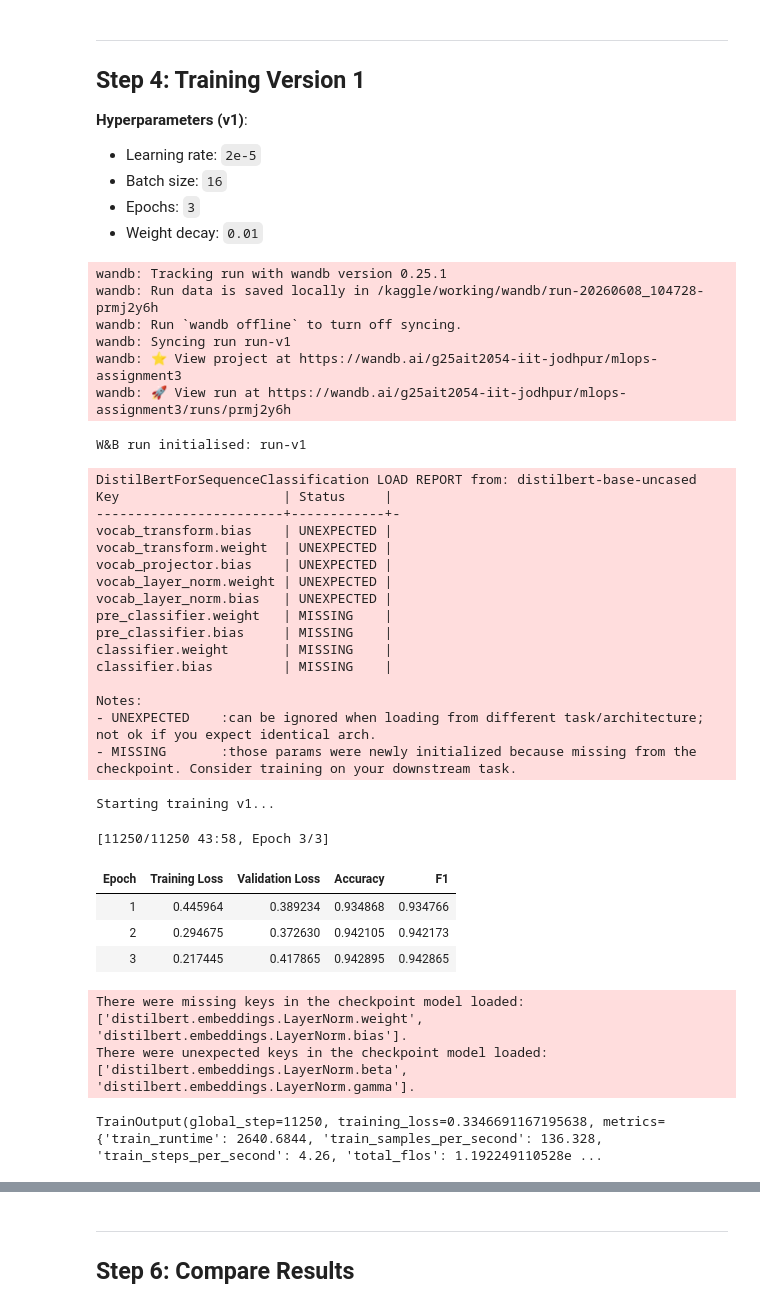
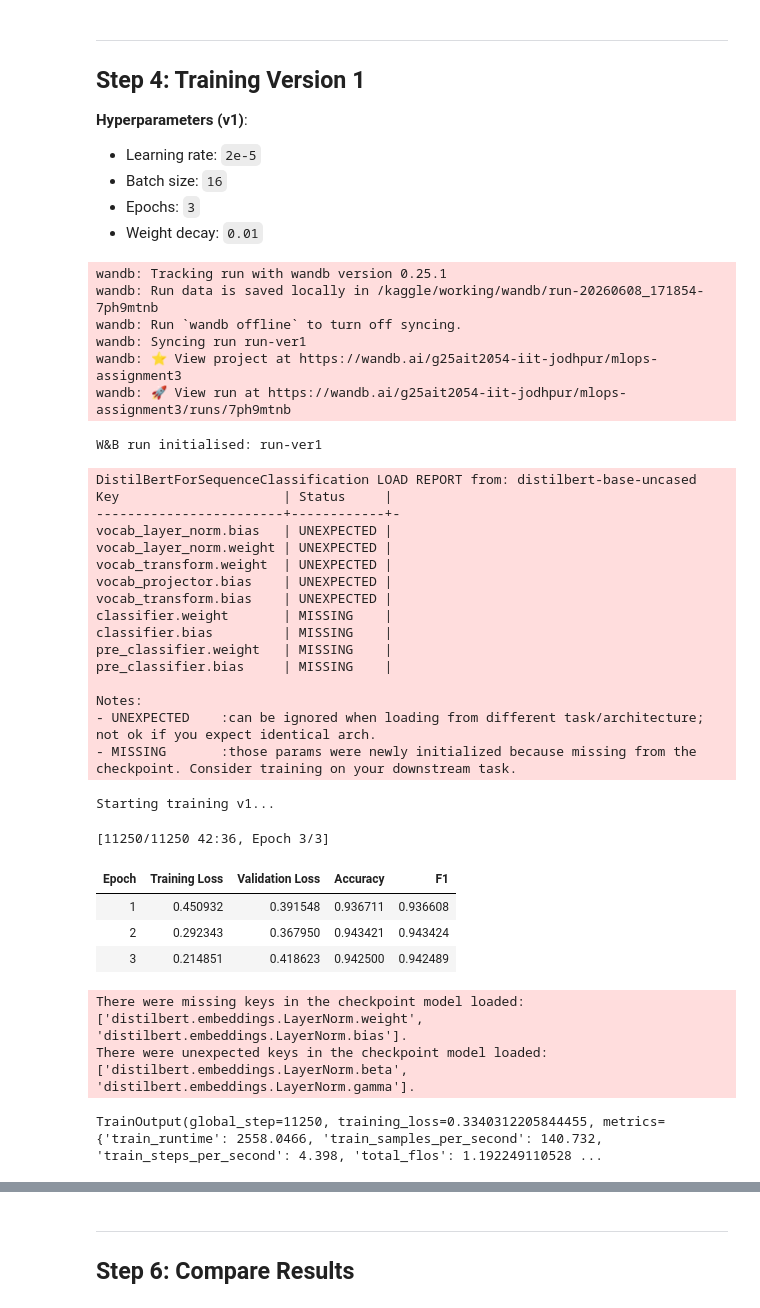
Before and after one commit to riteshmaury-iitj/group13-assignment-mlops, a Jupyter notebook: __notebook__.ipynb, the cells around one changed output, grey strips where cells are left out. Cells and saved outputs as stored; diff of their text form; code cells hidden in the pictures.

```diff
--- a/__notebook__.ipynb
+++ b/__notebook__.ipynb
@@ -173,7 +163,7 @@ from transformers import TrainingArguments, Trainer
 # Initialise W&B run for Version 1
 wandb.init(
     project="mlops-assignment3",
-    name="run-v1",
+    name="run-ver1",
     config={
         "model": model_name,
         "epochs": 3,
@@ -186,15 +176,15 @@ wandb.init(
     }
 )
 
-print("W&B run initialised: run-v1")
+print("W&B run initialised: run-ver1")
 # %% [output]
 wandb: Tracking run with wandb version 0.25.1
-wandb: Run data is saved locally in /kaggle/working/wandb/run-20260608_104728-prmj2y6h
+wandb: Run data is saved locally in /kaggle/working/wandb/run-20260608_171854-7ph9mtnb
 wandb: Run `wandb offline` to turn off syncing.
-wandb: Syncing run run-v1
+wandb: Syncing run run-ver1
 wandb: ⭐️ View project at https://wandb.ai/g25ait2054-iit-jodhpur/mlops-assignment3
-wandb: 🚀 View run at https://wandb.ai/g25ait2054-iit-jodhpur/mlops-assignment3/runs/prmj2y6h
+wandb: 🚀 View run at https://wandb.ai/g25ait2054-iit-jodhpur/mlops-assignment3/runs/7ph9mtnb
-W&B run initialised: run-v1
+W&B run initialised: run-ver1
 # %%
 # Load fresh model for v1
 model_v1 = AutoModelForSequenceClassification.from_pretrained(
@@ -217,48 +207,48 @@ training_args_v1 = TrainingArguments(
     load_best_model_at_end=True,
     metric_for_best_model="f1",
     report_to="wandb",
-    run_name="run-v1",
+    run_name="run-ver1",
     logging_steps=100,
 )
 
 # Create Trainer
 trainer_v1 = Trainer(
     model=model_v1,
     args=training_args_v1,
     train_dataset=train_dataset,
     eval_dataset=test_dataset,
     compute_metrics=compute_metrics,
 )
 
 # Train
 print("Starting training v1...")
 trainer_v1.train()
 # %% [output]
 DistilBertForSequenceClassification LOAD REPORT from: distilbert-base-uncased
 Key                     | Status     |
 ------------------------+------------+-
-vocab_transform.bias    | UNEXPECTED |
+vocab_layer_norm.bias   | UNEXPECTED |
+vocab_layer_norm.weight | UNEXPECTED |
 vocab_transform.weight  | UNEXPECTED |
 vocab_projector.bias    | UNEXPECTED |
-vocab_layer_norm.weight | UNEXPECTED |
-vocab_layer_norm.bias   | UNEXPECTED |
+vocab_transform.bias    | UNEXPECTED |
+classifier.weight       | MISSING    |
+classifier.bias         | MISSING    |
 pre_classifier.weight   | MISSING    |
 pre_classifier.bias     | MISSING    |
-classifier.weight       | MISSING    |
-classifier.bias         | MISSING    |
 
 Notes:
 - UNEXPECTED    :can be ignored when loading from different task/architecture; not ok if you expect identical arch.
 - MISSING       :those params were newly initialized because missing from the checkpoint. Consider training on your downstream task.
 Starting training v1...
-[11250/11250 43:58, Epoch 3/3]
+[11250/11250 42:36, Epoch 3/3]
 | Epoch | Training Loss | Validation Loss | Accuracy | F1 |
-| 1 | 0.445964 | 0.389234 | 0.934868 | 0.934766 |
-| 2 | 0.294675 | 0.372630 | 0.942105 | 0.942173 |
-| 3 | 0.217445 | 0.417865 | 0.942895 | 0.942865 |
+| 1 | 0.450932 | 0.391548 | 0.936711 | 0.936608 |
+| 2 | 0.292343 | 0.367950 | 0.943421 | 0.943424 |
+| 3 | 0.214851 | 0.418623 | 0.942500 | 0.942489 |
 There were missing keys in the checkpoint model loaded: ['distilbert.embeddings.LayerNorm.weight', 'distilbert.embeddings.LayerNorm.bias'].
 There were unexpected keys in the checkpoint model loaded: ['distilbert.embeddings.LayerNorm.beta', 'distilbert.embeddings.LayerNorm.gamma'].
-TrainOutput(global_step=11250, training_loss=0.3346691167195638, metrics={'train_runtime': 2640.6844, 'train_samples_per_second': 136.328, 'train_steps_per_second': 4.26, 'total_flos': 1.192249110528e ...
+TrainOutput(global_step=11250, training_loss=0.3340312205844455, metrics={'train_runtime': 2558.0466, 'train_samples_per_second': 140.732, 'train_steps_per_second': 4.398, 'total_flos': 1.192249110528 ...
 # %%
 # Evaluate v1
 results_v1 = trainer_v1.evaluate()
```
Also changed, not shown: parts of 8 cells of this notebook.
